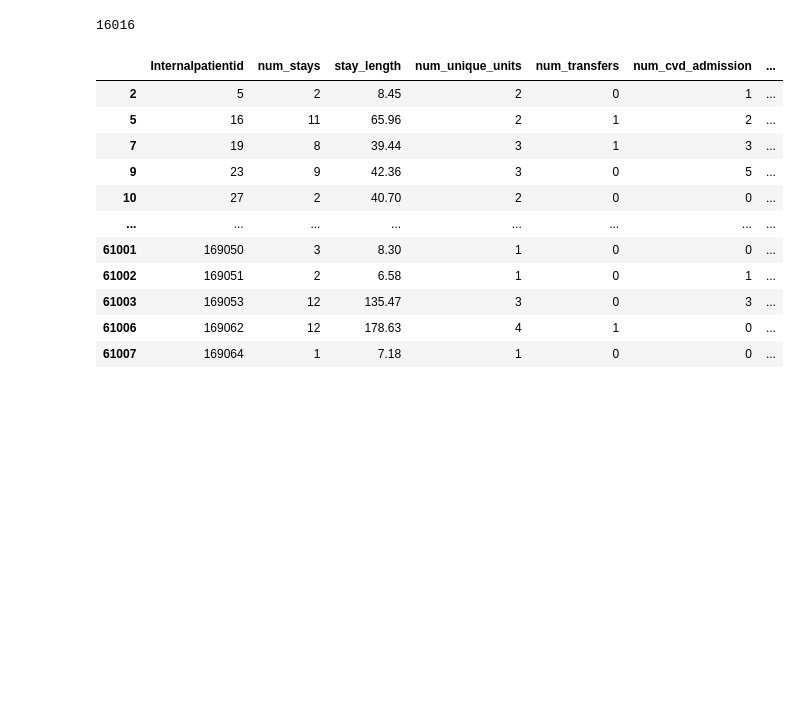
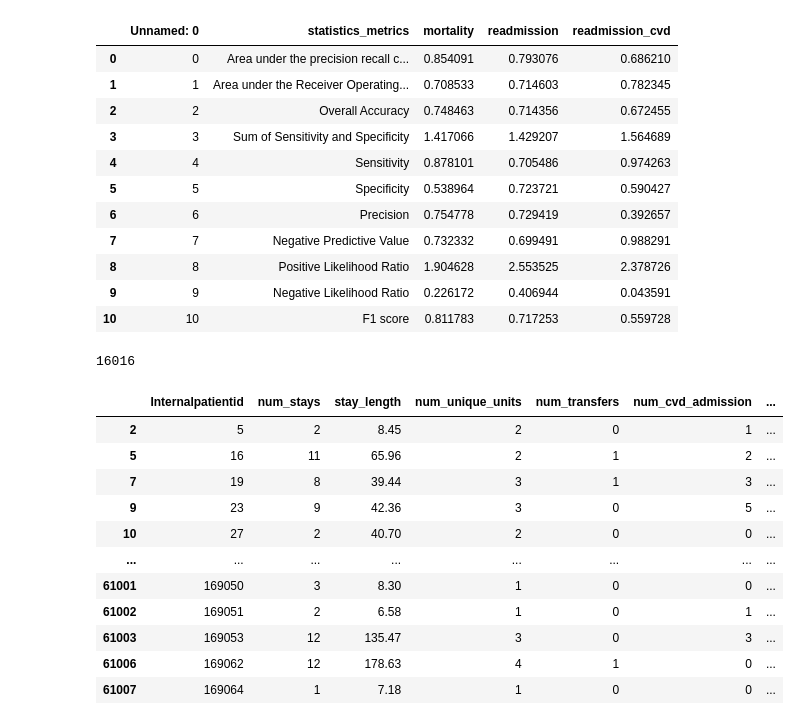
Before and after one commit to SpassMed-Projects/FDA, a Jupyter notebook: src/models/feature_selection_lily.ipynb, the cells around one changed output. Cells and saved outputs as stored; diff of their text form; code cells hidden in the pictures; blank space fills up the shorter version.

```diff
--- a/src/models/feature_selection_lily.ipynb
+++ b/src/models/feature_selection_lily.ipynb
@@ -36,3 +37,18 @@ import time
+# %%
+pd.read_csv("/home/vivi/FDA/reports/ensembled_test_statistics_metrics.csv")
+# %% [output]
+|  | Unnamed: 0 | statistics_metrics | mortality | readmission | readmission_cvd |
+| 0 | 0 | Area under the precision recall c... | 0.854091 | 0.793076 | 0.686210 |
+| 1 | 1 | Area under the Receiver Operating... | 0.708533 | 0.714603 | 0.782345 |
+| 2 | 2 | Overall Accuracy | 0.748463 | 0.714356 | 0.672455 |
+| 3 | 3 | Sum of Sensitivity and Specificity | 1.417066 | 1.429207 | 1.564689 |
+| 4 | 4 | Sensitivity | 0.878101 | 0.705486 | 0.974263 |
+| 5 | 5 | Specificity | 0.538964 | 0.723721 | 0.590427 |
+| 6 | 6 | Precision | 0.754778 | 0.729419 | 0.392657 |
+| 7 | 7 | Negative Predictive Value | 0.732332 | 0.699491 | 0.988291 |
+| 8 | 8 | Positive Likelihood Ratio | 1.904628 | 2.553525 | 2.378726 |
+| 9 | 9 | Negative Likelihood Ratio | 0.226172 | 0.406944 | 0.043591 |
+| 10 | 10 | F1 score | 0.811783 | 0.717253 | 0.559728 |
 # %%
 # 1. For admission :
 # 1. All cause admission left join:
```
Also changed, not shown: parts of 1 cell of this notebook, 2 other files.
